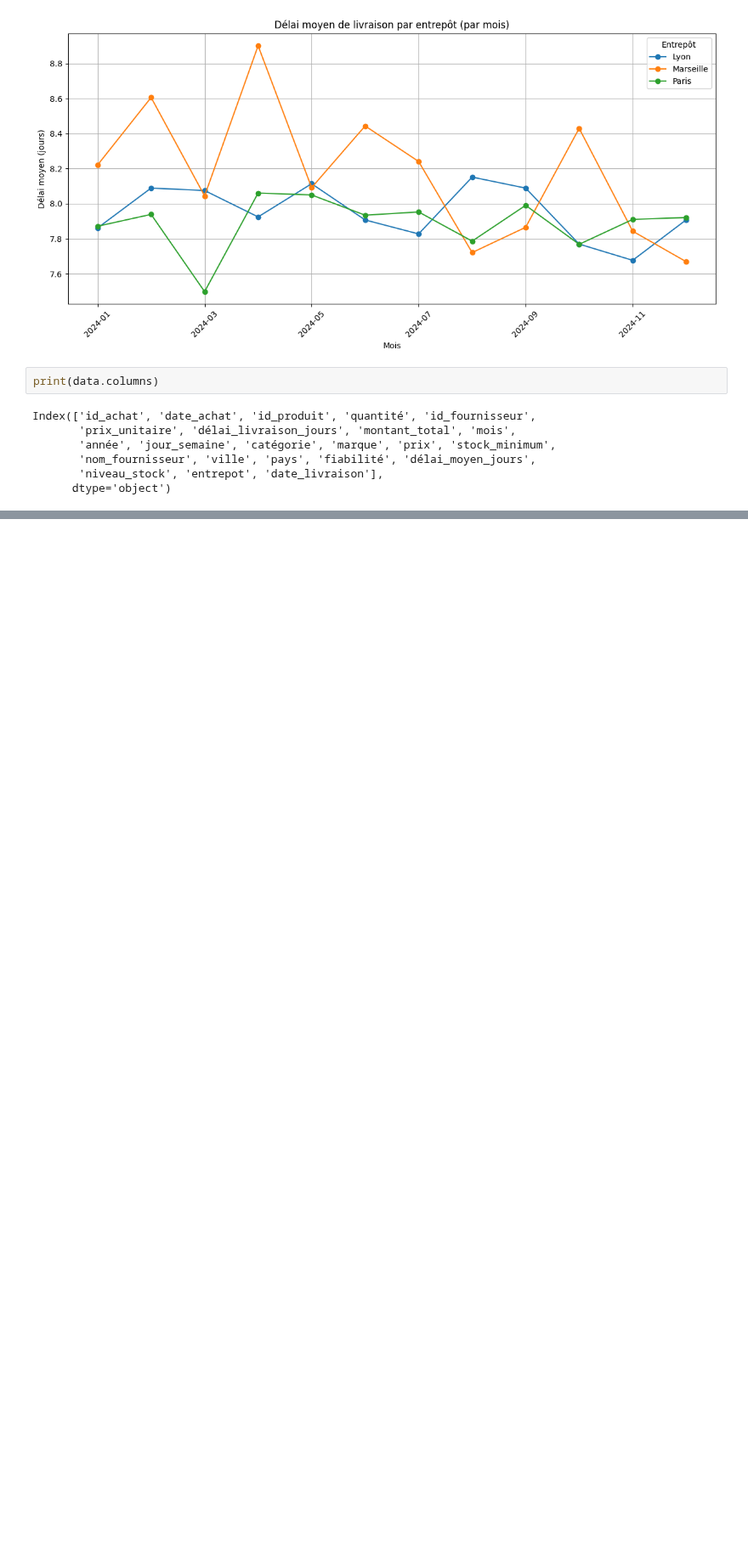
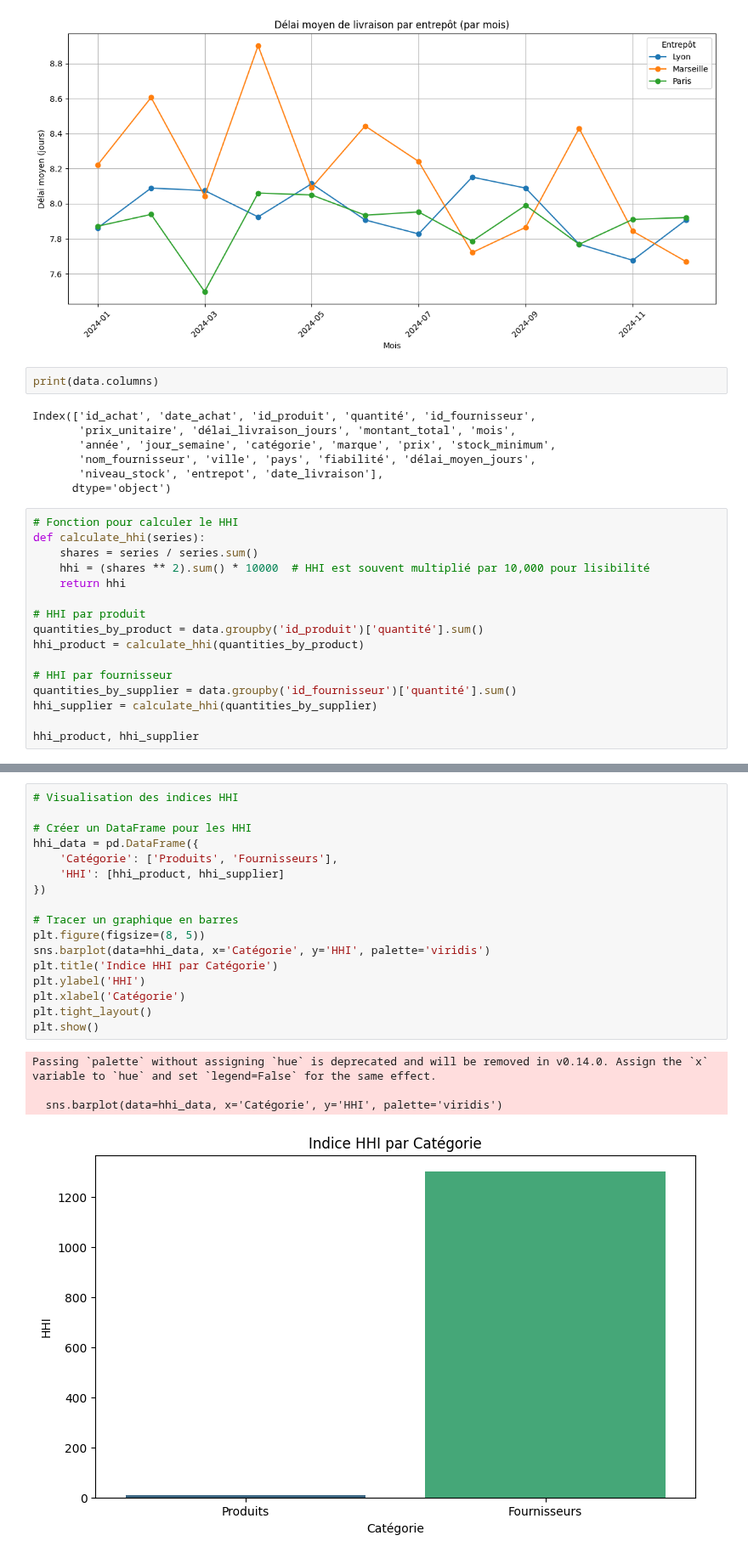
Before and after one commit to Fanaingamampiandra/Projet_Supply_chain, a Jupyter notebook: stephanie/achat_prod_fourn_stock.ipynb, the cells around one changed output, grey strips where cells are left out. Shown at 85% size. Cells and saved outputs as stored; diff of their text form; blank space fills up the shorter version.

```diff
--- a/stephanie/achat_prod_fourn_stock.ipynb
+++ b/stephanie/achat_prod_fourn_stock.ipynb
@@ -213,3 +213,19 @@ Index(['id_achat', 'date_achat', 'id_produit', 'quantité', 'id_fournisseur',
        'nom_fournisseur', 'ville', 'pays', 'fiabilité', 'délai_moyen_jours',
        'niveau_stock', 'entrepot', 'date_livraison'],
       dtype='object')
+# %%
+# Fonction pour calculer le HHI
+def calculate_hhi(series):
+    shares = series / series.sum()
+    hhi = (shares ** 2).sum() * 10000  # HHI est souvent multiplié par 10,000 pour lisibilité
+    return hhi
+
+# HHI par produit
+quantities_by_product = data.groupby('id_produit')['quantité'].sum()
+hhi_product = calculate_hhi(quantities_by_product)
+
+# HHI par fournisseur
+quantities_by_supplier = data.groupby('id_fournisseur')['quantité'].sum()
+hhi_supplier = calculate_hhi(quantities_by_supplier)
+
+hhi_product, hhi_supplier
@@ -215,0 +239,22 @@ Index(['id_achat', 'date_achat', 'id_produit', 'quantité', 'id_fournisseur',
+# %%
+# Visualisation des indices HHI
+
+# Créer un DataFrame pour les HHI
+hhi_data = pd.DataFrame({
+    'Catégorie': ['Produits', 'Fournisseurs'],
+    'HHI': [hhi_product, hhi_supplier]
+})
+
+# Tracer un graphique en barres
+plt.figure(figsize=(8, 5))
+sns.barplot(data=hhi_data, x='Catégorie', y='HHI', palette='viridis')
+plt.title('Indice HHI par Catégorie')
+plt.ylabel('HHI')
+plt.xlabel('Catégorie')
+plt.tight_layout()
+plt.show()
+# %% [output]
+Passing `palette` without assigning `hue` is deprecated and will be removed in v0.14.0. Assign the `x` variable to `hue` and set `legend=False` for the same effect.
+
+  sns.barplot(data=hhi_data, x='Catégorie', y='HHI', palette='viridis')
+[figure, added]
```
Also changed, not shown: parts of 9 cells of this notebook.
